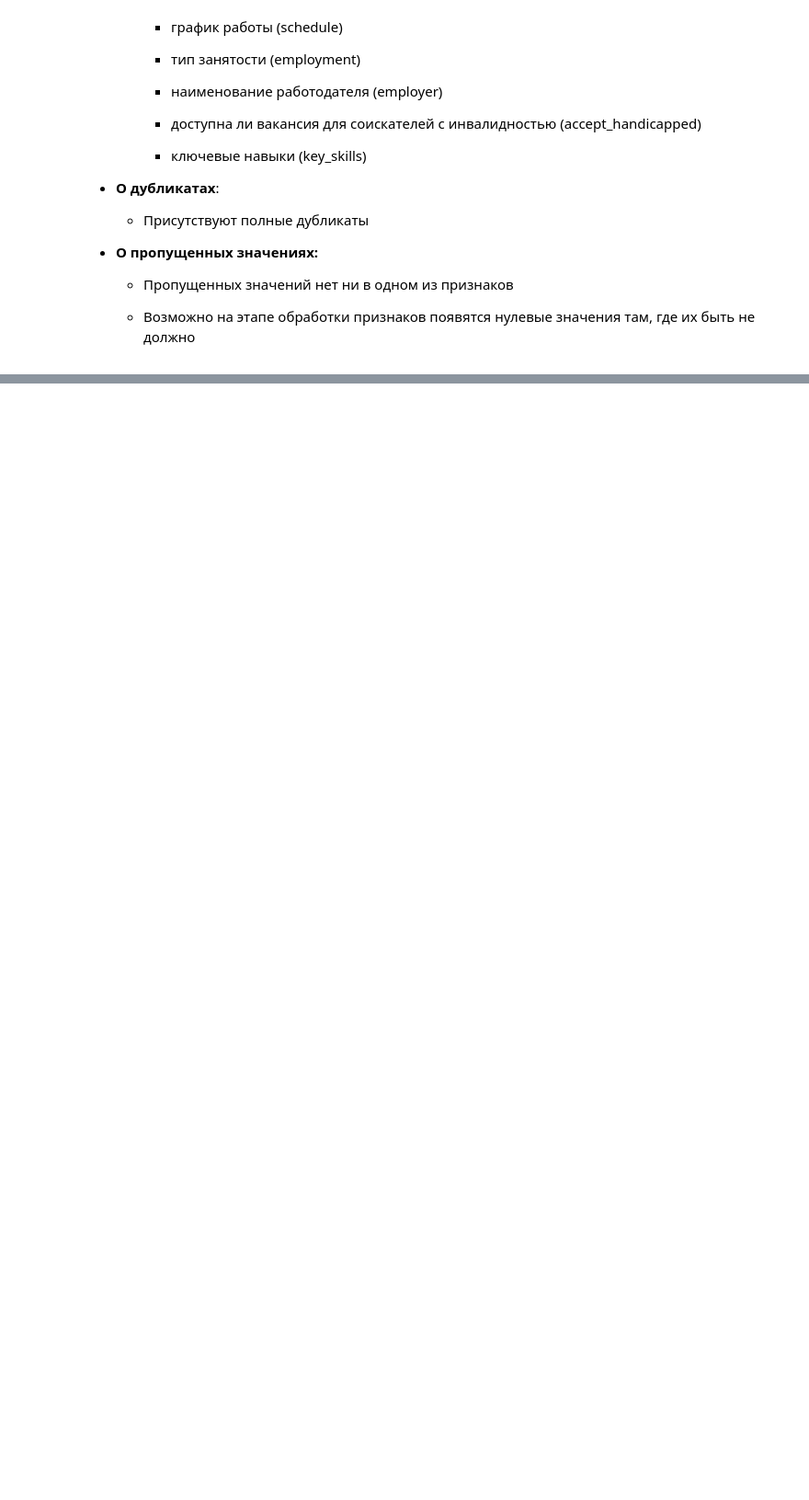
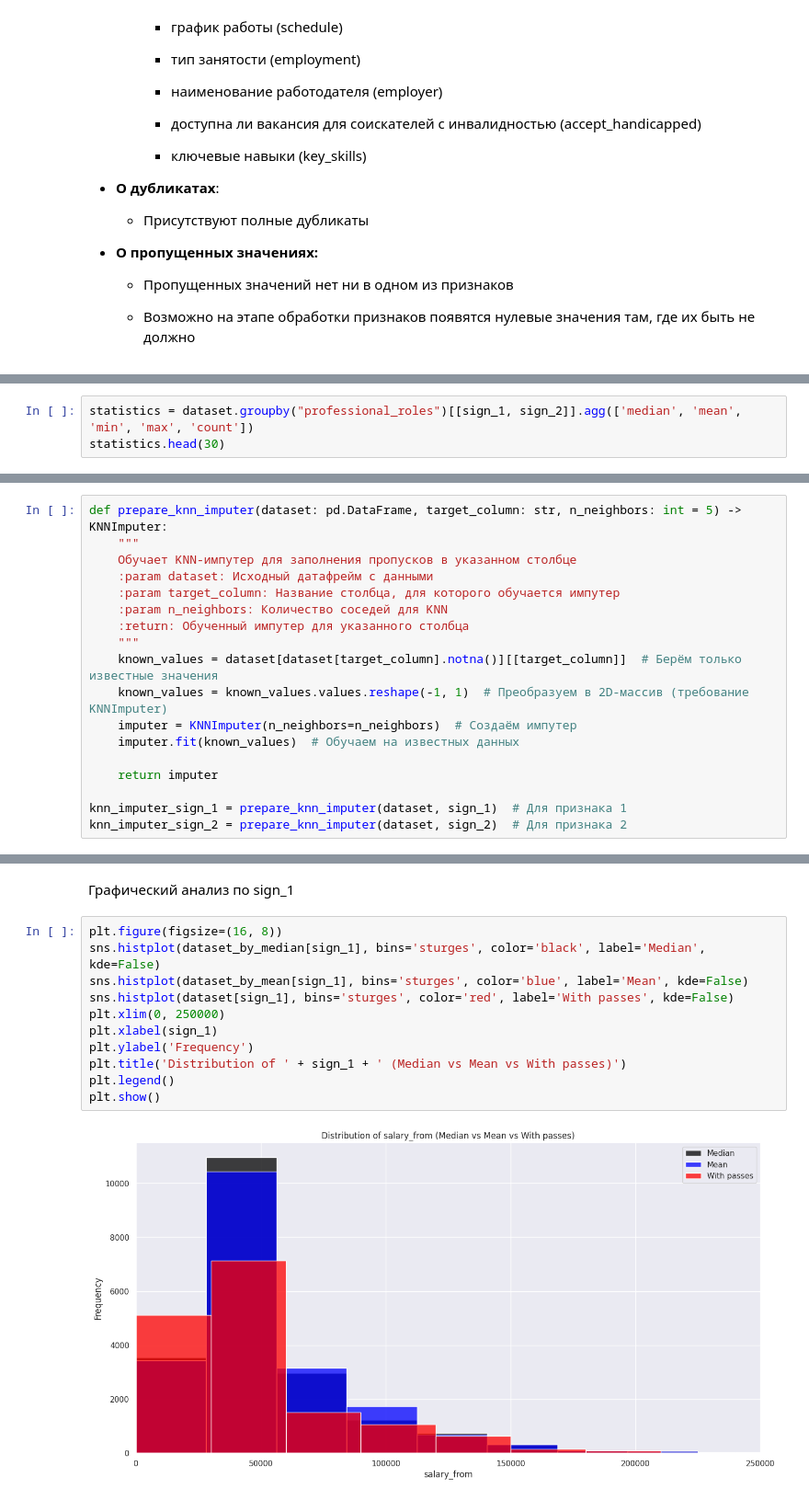
Before and after one commit to NikitaMarnykh/labor_market_analysis, a Jupyter notebook: Марных_Н_В_и_Оборотов_М_В_анализ_рынка_труда_advanced_plus.ipynb, the cells around one changed output, grey strips where cells are left out. Shown at 92% size. Drawn from its saved outputs; the diff is of its cells as text; blank space fills up the shorter version.

```diff
--- a/Марных_Н_В_и_Оборотов_М_В_анализ_рынка_труда_advanced_plus.ipynb
+++ b/Марных_Н_В_и_Оборотов_М_В_анализ_рынка_труда_advanced_plus.ipynb
@@ -263,0 +1809,3 @@ dtype: int64
+# %%
+statistics = dataset.groupby("professional_roles")[[sign_1, sign_2]].agg(['median', 'mean', 'min', 'max', 'count'])
+statistics.head(30)
@@ -263,0 +1834,18 @@ dtype: int64
+# %%
+def prepare_knn_imputer(dataset: pd.DataFrame, target_column: str, n_neighbors: int = 5) -> KNNImputer:
+    """
+    Обучает KNN-импутер для заполнения пропусков в указанном столбце
+    :param dataset: Исходный датафрейм с данными
+    :param target_column: Название столбца, для которого обучается импутер
+    :param n_neighbors: Количество соседей для KNN
+    :return: Обученный импутер для указанного столбца
+    """
+    known_values = dataset[dataset[target_column].notna()][[target_column]]  # Берём только известные значения
+    known_values = known_values.values.reshape(-1, 1)  # Преобразуем в 2D-массив (требование KNNImputer)
+    imputer = KNNImputer(n_neighbors=n_neighbors)  # Создаём импутер
+    imputer.fit(known_values)  # Обучаем на известных данных
+
+    return imputer
+
+knn_imputer_sign_1 = prepare_knn_imputer(dataset, sign_1)  # Для признака 1
+knn_imputer_sign_2 = prepare_knn_imputer(dataset, sign_2)  # Для признака 2
@@ -263,0 +1898,15 @@ dtype: int64
+# %% [markdown]
+Графический анализ по sign_1
+# %%
+plt.figure(figsize=(16, 8))
+sns.histplot(dataset_by_median[sign_1], bins='sturges', color='black', label='Median', kde=False)
+sns.histplot(dataset_by_mean[sign_1], bins='sturges', color='blue', label='Mean', kde=False)
+sns.histplot(dataset[sign_1], bins='sturges', color='red', label='With passes', kde=False)
+plt.xlim(0, 250000)
+plt.xlabel(sign_1)
+plt.ylabel('Frequency')
+plt.title('Distribution of ' + sign_1 + ' (Median vs Mean vs With passes)')
+plt.legend()
+plt.show()
+# %% [output]
+[figure, added]
```
Also changed, not shown: parts of 260 cells of this notebook.
